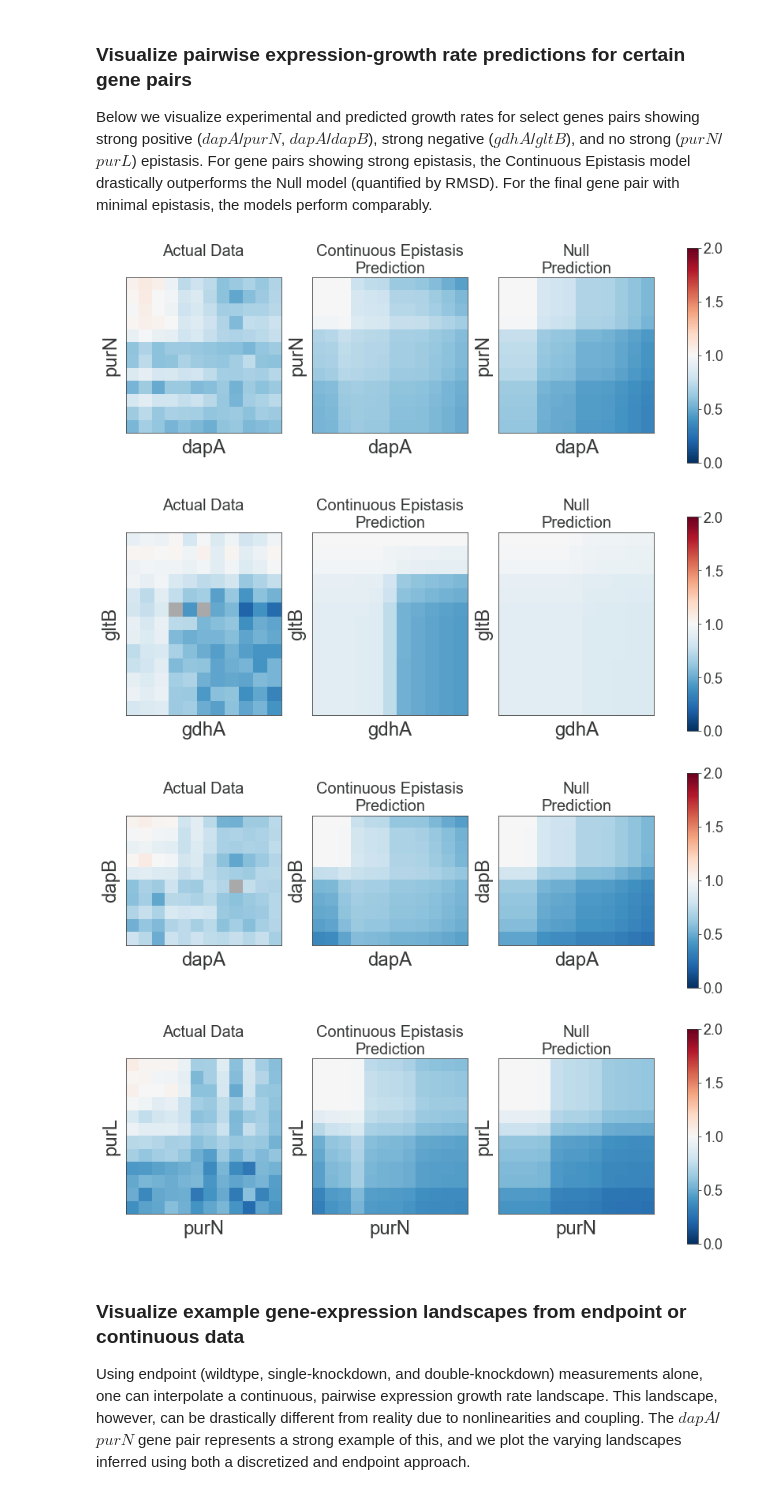
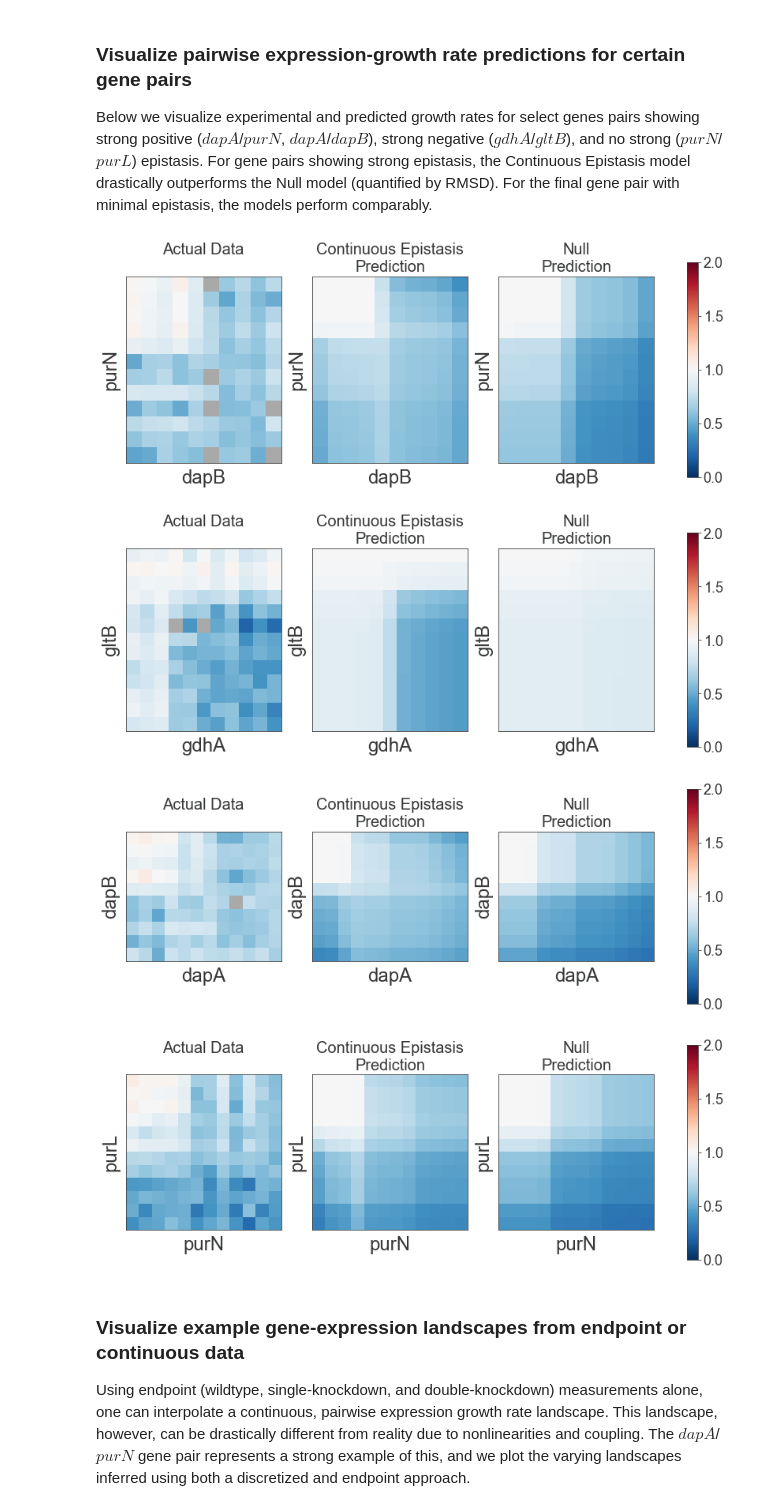
Before and after one commit to reynoldsk/ContinuousEpistasis, a Jupyter notebook: 4_Continuous_Epistasis_Model.ipynb, the cells around one changed output. Drawn from its saved outputs; the diff is of its cells as text; code cells hidden in the pictures.

```diff
--- a/4_Continuous_Epistasis_Model.ipynb
+++ b/4_Continuous_Epistasis_Model.ipynb
@@ -32,21 +32,21 @@ gene_names = ['dapA', 'dapB', 'gdhA', 'gltB', 'folA', 'thyA', 'glyA', 'purN', 'p
 # %% [markdown]
 ### Import data
 # %%
-with open(f'{output_path}/230307_df_growth_pool_filt_rescale.pickle', 'rb') as handle:
+with open(f'{output_path}/231012_df_growth_pool_filt_rescale.pickle', 'rb') as handle:
     growth_df_rescale = pickle.load(handle)
-with open(f'{output_path}/230307_df_growth_pool_filt_sem_rescale.pickle', 'rb') as handle:
+with open(f'{output_path}/231012_df_growth_pool_filt_sem_rescale.pickle', 'rb') as handle:
     sem_df_rescale = pickle.load(handle)
-with open(f'{output_path}/230307_df_growth_pool_filt_std_rescale.pickle', 'rb') as handle:
+with open(f'{output_path}/231012_df_growth_pool_filt_std_rescale.pickle', 'rb') as handle:
     std_df_rescale = pickle.load(handle)
-with open(f'{output_path}/230307_repression_mean.pickle', 'rb') as handle:
+with open(f'{output_path}/231012_repression_mean.pickle', 'rb') as handle:
     qPCR_vals = pickle.load(handle)
-with open(f'{output_path}/230307_repression_ind.pickle', 'rb') as handle:
+with open(f'{output_path}/231012_repression_ind.pickle', 'rb') as handle:
     qPCR_ind = pickle.load(handle)
-with open(f'{output_path}/230307_repression_sem.pickle', 'rb') as handle:
+with open(f'{output_path}/231012_repression_sem.pickle', 'rb') as handle:
     qPCR_sem = pickle.load(handle)
-with open(f'{output_path}/230307_dict_growth_pool.pickle', 'rb') as handle:
+with open(f'{output_path}/231012_dict_growth_pool.pickle', 'rb') as handle:
     dict_growth_pool = pickle.load(handle)
-with open(f'{output_path}/230307_pairwise_gr_min.pickle', 'rb') as handle:
+with open(f'{output_path}/231012_pairwise_gr_min.pickle', 'rb') as handle:
     pairwise_gr_min = pickle.load(handle)
 for guide in ['gdhA_1_42_B_MM14', 'gdhA_3_216_B_MM8']:  # Off target guides, as shown in notebook 2
     sp = guide.split('_')
@@ -881,18 +881,18 @@ plt.show()
 Below we visualize experimental and predicted growth rates for select genes pairs showing strong positive ($dapA$/$purN$, $dapA$/$dapB$), strong negative ($gdhA$/$gltB$), and no strong ($purN$/$purL$) epistasis. For gene pairs showing strong epistasis, the Continuous Epistasis model drastically outperforms the Null model (quantified by RMSD). For the final gene pair with minimal epistasis, the models perform comparably.
 # %%
 fig_numbers = ['4A-C', '4D-F', 'S3A-C', 'S3D-F']
-for i, gene_pair in enumerate([('dapA', 'purN'), ('gdhA', 'gltB'), ('dapA', 'dapB'), ('purN', 'purL')]):
+for i, gene_pair in enumerate([('dapB', 'purN'), ('gdhA', 'gltB'), ('dapA', 'dapB'), ('purN', 'purL')]):
     fig, ax = plt.subplots(1, 3, figsize=(15, 5))
     _, cb = heat_map(fit_gene_all[gene_pair], xlabel=gene_pair[0], ylabel=gene_pair[1], cmap='RdBu_r', ax=ax[0])
     heat_map(pred_dict['Full Fit'][gene_pair], xlabel=gene_pair[0], ylabel=gene_pair[1], cmap='RdBu_r', ax=ax[1])
     heat_map(pred_dict_null['Full Fit'][gene_pair], xlabel=gene_pair[0], ylabel=gene_pair[1], cmap='RdBu_r', ax=ax[2])
     for j, title in enumerate(['Actual Data\n', 'Continuous Epistasis\nPrediction', 'Null\nPrediction']):
         ax[j].set_title(title, fontsize=20)
     plt.colorbar(cb, ax=ax)
     plt.savefig(f'{figure_path}/Fig{fig_numbers[i]}.pdf')
     plt.show()
 # %% [output]
-[figure, old version]
+[figure, new version]
 [figure]
 [figure]
 [figure]
```
Also changed, not shown: parts of 3 cells of this notebook, 44 other files.
